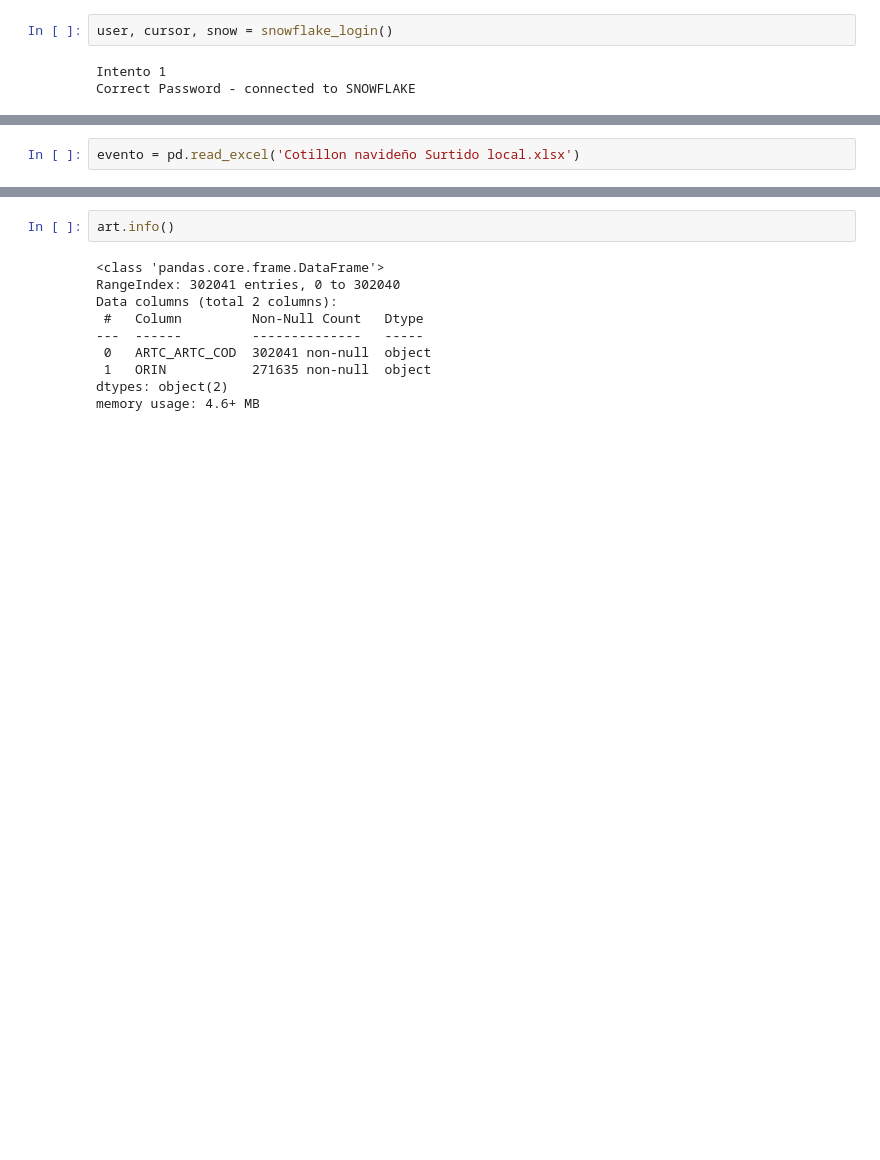
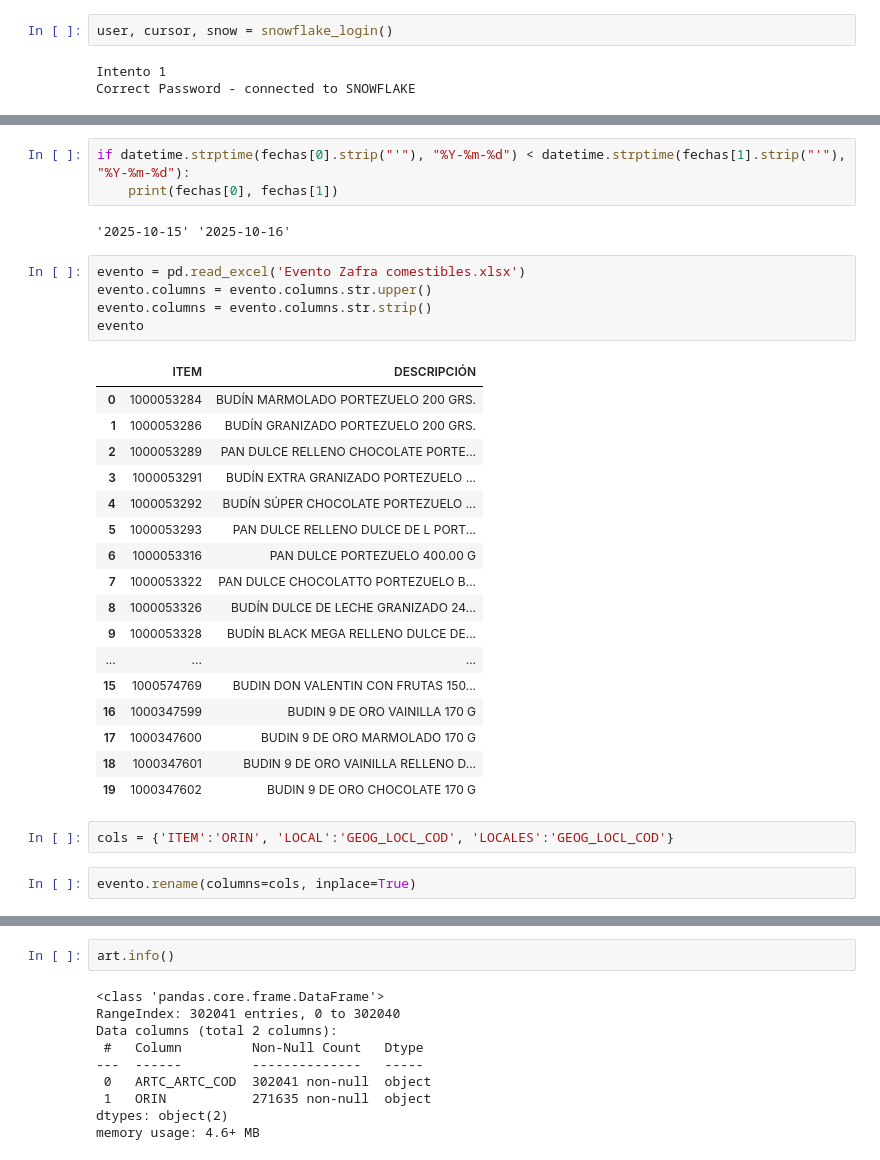
Before and after one commit to TataMarcos/Proyectos_Streamlit, a Jupyter notebook: Evento_adhoc/evento.ipynb, the cells around one changed output, grey strips where cells are left out. Saved outputs shown, nothing was run; the diff lists cells and outputs as text; blank space fills up the shorter version.

Commit message:
Se agregó programa para armar eventos ad_hoc

```diff
--- a/Evento_adhoc/evento.ipynb
+++ b/Evento_adhoc/evento.ipynb
@@ -9,5 +36,35 @@ Correct Password - connected to SNOWFLAKE
+# %%
+if datetime.strptime(fechas[0].strip("'"), "%Y-%m-%d") < datetime.strptime(fechas[1].strip("'"), "%Y-%m-%d"):
+    print(fechas[0], fechas[1])
+# %% [output]
+'2025-10-15' '2025-10-16'
 # %%
-evento = pd.read_excel('Cotillon navideño Surtido local.xlsx')
+evento = pd.read_excel('Evento Zafra comestibles.xlsx')
+evento.columns = evento.columns.str.upper()
+evento.columns = evento.columns.str.strip()
+evento
+# %% [output]
+|  | ITEM | DESCRIPCIÓN |
+| 0 | 1000053284 | BUDÍN MARMOLADO PORTEZUELO 200 GRS. |
+| 1 | 1000053286 | BUDÍN GRANIZADO PORTEZUELO 200 GRS. |
+| 2 | 1000053289 | PAN DULCE RELLENO CHOCOLATE PORTE... |
+| 3 | 1000053291 | BUDÍN EXTRA GRANIZADO PORTEZUELO ... |
+| 4 | 1000053292 | BUDÍN SÚPER CHOCOLATE PORTEZUELO ... |
+| 5 | 1000053293 | PAN DULCE RELLENO DULCE DE L PORT... |
+| 6 | 1000053316 | PAN DULCE PORTEZUELO 400.00 G |
+| 7 | 1000053322 | PAN DULCE CHOCOLATTO PORTEZUELO B... |
+| 8 | 1000053326 | BUDÍN DULCE DE LECHE GRANIZADO 24... |
+| 9 | 1000053328 | BUDÍN BLACK MEGA RELLENO DULCE DE... |
+| ... | ... | ... |
+| 15 | 1000574769 | BUDIN DON VALENTIN CON FRUTAS 150... |
+| 16 | 1000347599 | BUDIN 9 DE ORO VAINILLA 170 G |
+| 17 | 1000347600 | BUDIN 9 DE ORO MARMOLADO 170 G |
+| 18 | 1000347601 | BUDIN 9 DE ORO VAINILLA RELLENO D... |
+| 19 | 1000347602 | BUDIN 9 DE ORO CHOCOLATE 170 G |
+# %%
+cols = {'ITEM':'ORIN', 'LOCAL':'GEOG_LOCL_COD', 'LOCALES':'GEOG_LOCL_COD'}
+# %%
+evento.rename(columns=cols, inplace=True)
 # %%
 evento.info()
 # %% [output]
```
Also changed, not shown: parts of 7 cells of this notebook, 4 other files.
